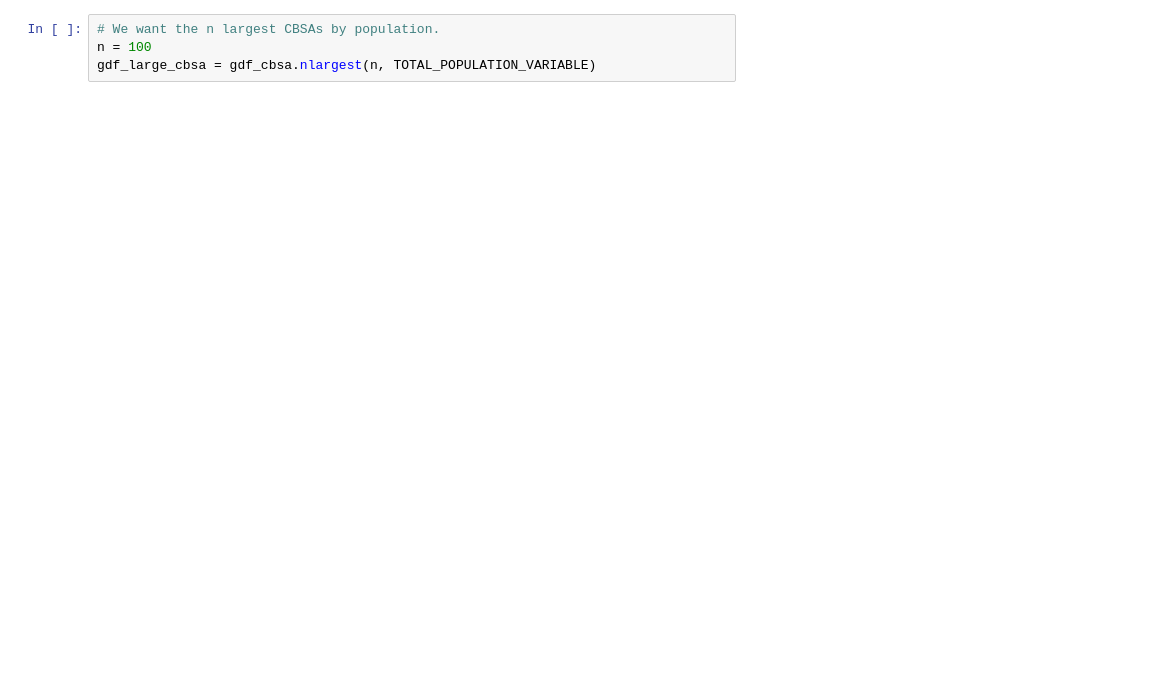
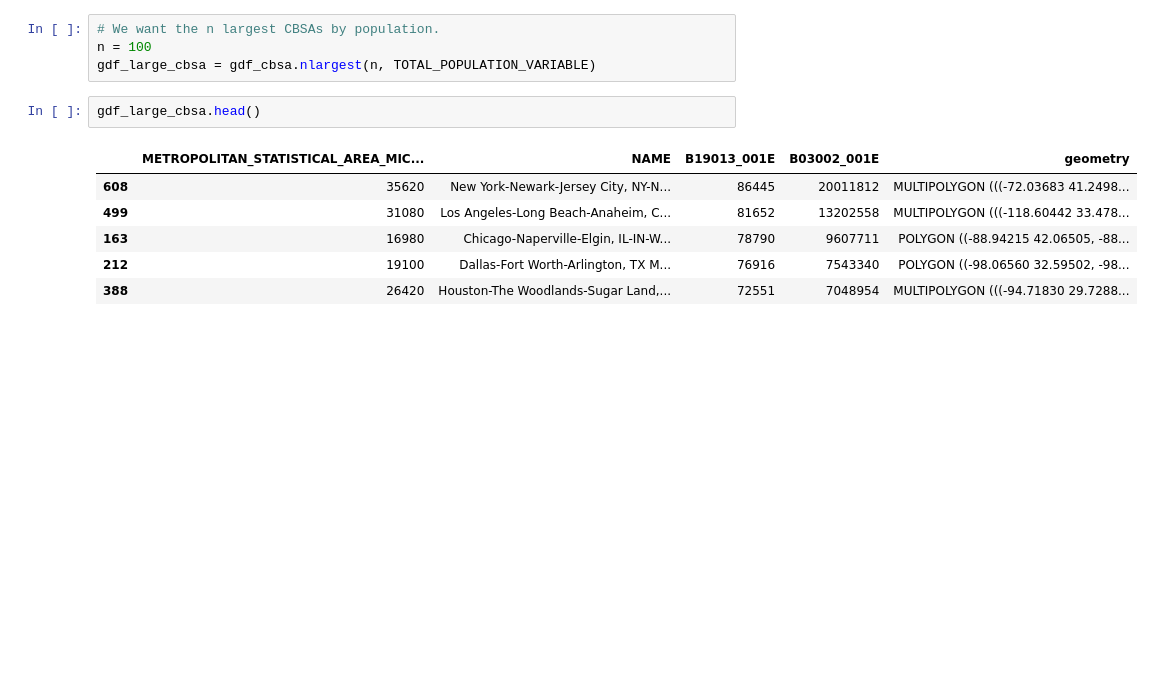
Before and after one commit to censusdis/censusdis-tutorial-2024, a Jupyter notebook: Lessons/Lesson 2 Maps.ipynb, the cells around one changed output. Saved outputs shown, nothing was run; the diff lists cells and outputs as text; blank space fills up the shorter version.

```diff
--- a/Lessons/Lesson 2 Maps.ipynb
+++ b/Lessons/Lesson 2 Maps.ipynb
@@ -417,6 +429,15 @@ gdf_cbsa = ced.download(
 # We want the n largest CBSAs by population.
 n = 100
 gdf_large_cbsa = gdf_cbsa.nlargest(n, TOTAL_POPULATION_VARIABLE)
+# %%
+gdf_large_cbsa.head()
+# %% [output]
+|  | METROPOLITAN_STATISTICAL_AREA_MIC... | NAME | B19013_001E | B03002_001E | geometry |
+| 608 | 35620 | New York-Newark-Jersey City, NY-N... | 86445 | 20011812 | MULTIPOLYGON (((-72.03683 41.2498... |
+| 499 | 31080 | Los Angeles-Long Beach-Anaheim, C... | 81652 | 13202558 | MULTIPOLYGON (((-118.60442 33.478... |
+| 163 | 16980 | Chicago-Naperville-Elgin, IL-IN-W... | 78790 | 9607711 | POLYGON ((-88.94215 42.06505, -88... |
+| 212 | 19100 | Dallas-Fort Worth-Arlington, TX M... | 76916 | 7543340 | POLYGON ((-98.06560 32.59502, -98... |
+| 388 | 26420 | Houston-The Woodlands-Sugar Land,... | 72551 | 7048954 | MULTIPOLYGON (((-94.71830 29.7288... |
 # %% [markdown]
 <br/><br/><br/><br/><br/><br/><br/><br/>
 <br/><br/><br/><br/><br/><br/><br/><br/>
```
Also changed, not shown: parts of 2 cells of this notebook.
